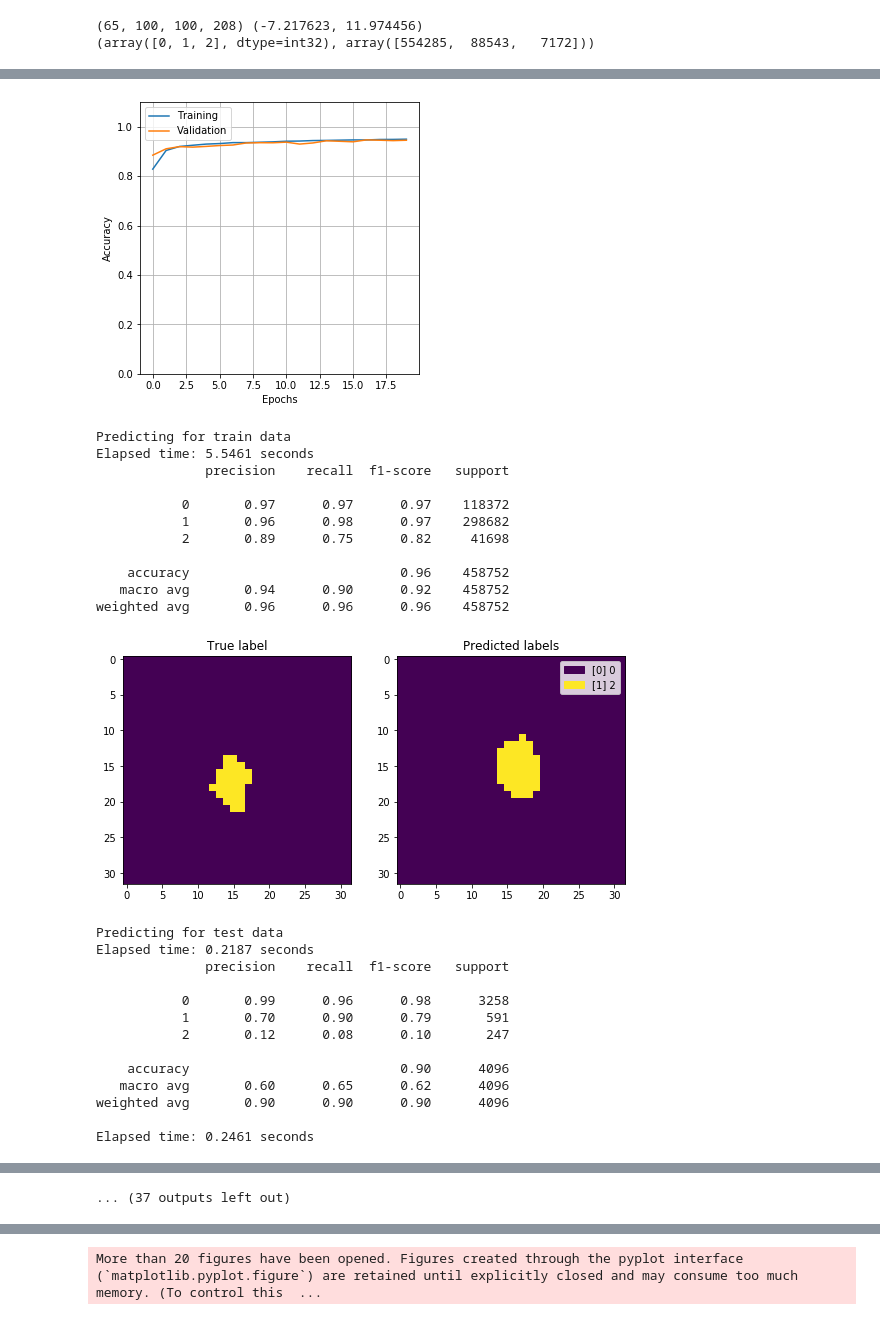
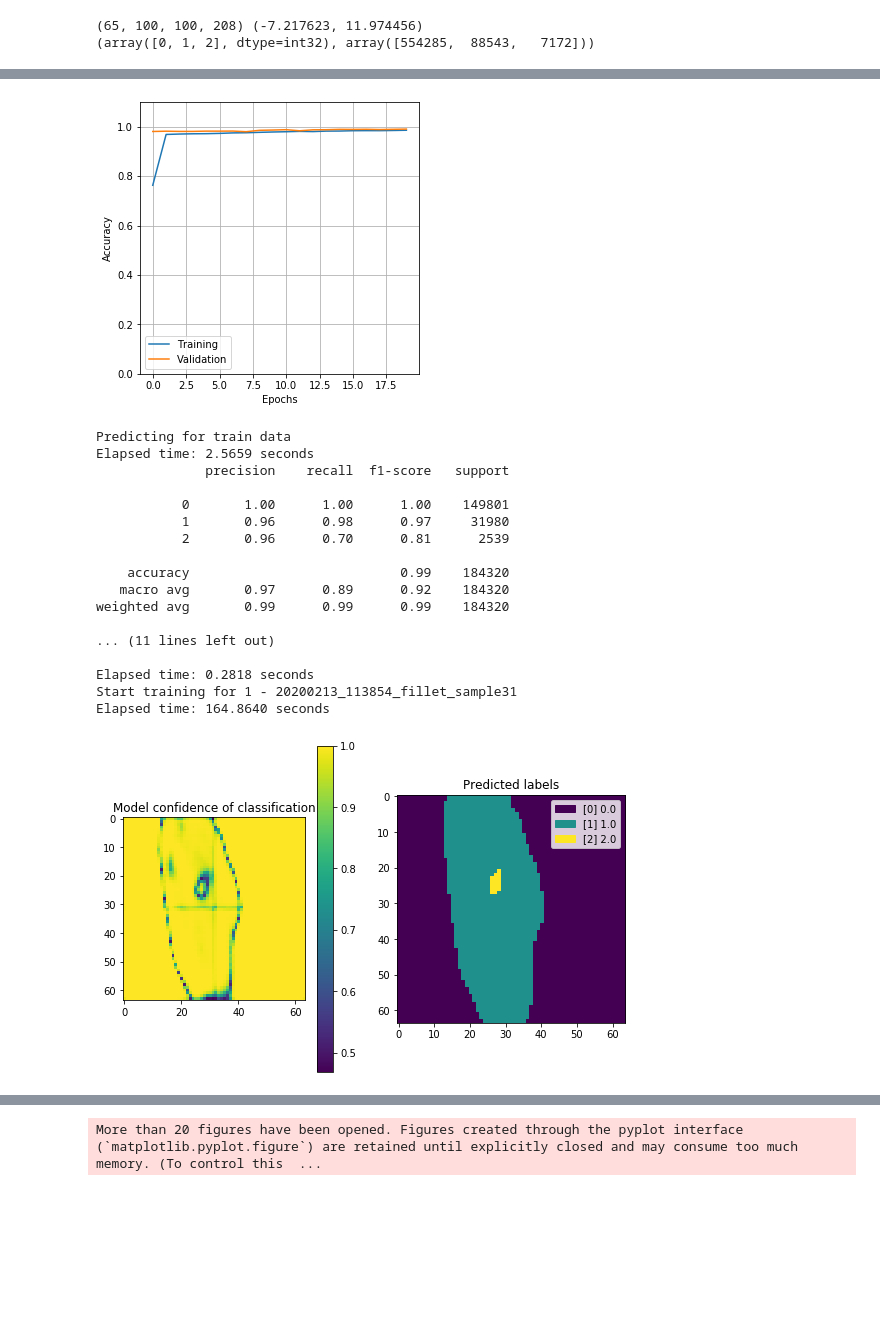
Before and after one commit to thortom/multispectral-chicken, a Jupyter notebook: SpectralUNetCrossValidation.ipynb, the cells around one changed output, grey strips where cells are left out. Saved outputs shown, nothing was run; the diff lists cells and outputs as text; code cells hidden in the pictures; blank space fills up the shorter version.

Commit message:
Interesting SpectralUNet-CrossValidation on 10 layer films

```diff
--- a/SpectralUNetCrossValidation.ipynb
+++ b/SpectralUNetCrossValidation.ipynb
@@ -49,12 +51,22 @@ def undo_one_image_split(Y):
 #     plt.imshow(np.squeeze(y[i]))
 # x.shape, y.shape
 # %%
-# First load the labeled data and train on it
-X, Y, info = mypackage.Dataset.load("data/tomra_all", only_with_contaminant=True)
-_, X, _ = mypackage.Dataset.scale(None, X, scaler='GlobalStandardization')
+# # Load the labeled data
+# X, Y, info = mypackage.Dataset.load("data/tomra_all", only_with_contaminant=True)
+# _, X, _ = mypackage.Dataset.scale(None, X, scaler='GlobalStandardization')
 
-print(X.shape, (X.min(), X.max()))
-print(np.unique(Y, return_counts=True))
+# print(X.shape, (X.min(), X.max()))
+# print(np.unique(Y, return_counts=True))
 # %% [output]
 (65, 100, 100, 208) (-7.217623, 11.974456)
 (array([0, 1, 2], dtype=int32), array([554285,  88543,   7172]))
+# %%
+# Load the labeled data
+dataset_folder = 'data/tomra_all'
+file_list = ["20200213_113826_fillet_sample30", "20200213_113854_fillet_sample31", "20200213_113925_fillet_sample32", "20200213_113949_fillet_sample33", "20200213_114007_fillet_sample34", "20200213_114025_fillet_sample35", "20200213_114052_fillet_sample36", "20200213_114111_fillet_sample37", "20200213_114129_fillet_sample38", "20200213_114148_fillet_sample39"]
+
+X, Y = mypackage.Dataset.load_files(file_list, dataset_folder, with_labels=True)
+_, X, _ = mypackage.Dataset.scale(None, X, scaler='GlobalStandardization')
+
+print(X.shape, (X.min(), X.max()))
+print(np.unique(Y, return_counts=True))
@@ -63,38 +120,28 @@ def select_one(X, i):
     return X[np.arange(len(X)) != i], X[i]
 
 # i = 0
-for i in [0, 23, 24, 31, 35, 57, 63]: # range(len(X))
+for i, file_name in enumerate(file_list): # [0, 23, 24, 31, 35, 57, 63]: # range(len(X))
 #     Do CV on each image / Or on each set of 10 images
 
     X_rest, x_validation = select_one(X, i)
     Y_rest, y_validation = select_one(Y, i)
-    X_train, Y_train = mypackage.Dataset.make_zoomed_in_dataset(X_rest, Y_rest, size=32, sample_multiplication=7, contaminant_type=2)
+    X_train, Y_train = mypackage.Dataset.make_zoomed_in_dataset(X_rest, Y_rest, size=32, sample_multiplication=20, contaminant_type=2, zoom_with_noise=0.8)
 
     unet = mypackage.MyUnet.UNet(X_train, Y_train, batchnorm=False, dropout=0.5)
-    print(f"Start training for {i} - {info[i]}")
+    print(f"Start training for {i} - {file_name}")
     timer.start()
     unet.train(batch_size=5, epochs=20, validation_split=0.1, clear_output=False, monitor='val_loss', mode='min', verbose=0)
     timer.stop()
     unet.plot_training_results()
 
     print("Predicting for train data")
-    unet.predict(X_train, Y_labels=Y_train, plot=True)
+    unet.predict(X_train, Y_labels=Y_train, plot=False)
 
     x, y = split_for_zoom(x_validation, y_validation)
     print("Predicting for test data")
     timer.start()
-    y_hat = unet.predict(x, Y_labels=y, plot=False);
+    y_hat, heat_maps = unet.predict(x, Y_labels=y, plot=False, return_heat_map=True)
     timer.stop()
 
-    # Plot results
-    plt.figure(figsize=(9, 5))
-    plt.subplot(121)
-    plt.imshow(undo_one_image_split(y))
-    plt.title("True label")
-
-    plt.subplot(122)
-    img = plt.imshow(undo_one_image_split(y_hat))
-    mypackage.Dataset._Dataset__add_legend_to_image(undo_one_image_split(y_hat), img)
-    plt.title("Predicted labels")
-    plt.show()
+    plot_with_heat_map(y_hat, heat_maps, x_validation, y_validation)
 # %% [output]
@@ -104,26 +151,19 @@ Elapsed time: 386.3516 seconds
-[figure, old version]
+[figure, new version]
 Predicting for train data
-Elapsed time: 5.5461 seconds
+Elapsed time: 2.5659 seconds
               precision    recall  f1-score   support
 
-           0       0.97      0.97      0.97    118372
-           1       0.96      0.98      0.97    298682
-           2       0.89      0.75      0.82     41698
+           0       1.00      1.00      1.00    149801
+           1       0.96      0.98      0.97     31980
+           2       0.96      0.70      0.81      2539
 
-    accuracy                           0.96    458752
-   macro avg       0.94      0.90      0.92    458752
-weighted avg       0.96      0.96      0.96    458752
+    accuracy                           0.99    184320
+   macro avg       0.97      0.89      0.92    184320
+weighted avg       0.99      0.99      0.99    184320
+
+... (11 lines left out)
+
+Elapsed time: 0.2818 seconds
+Start training for 1 - 20200213_113854_fillet_sample31
+Elapsed time: 164.8640 seconds
-[figure, old version]
+[figure, new version]
-Predicting for test data
-Elapsed time: 0.2187 seconds
-              precision    recall  f1-score   support
-
-           0       0.99      0.96      0.98      3258
-           1       0.70      0.90      0.79       591
-           2       0.12      0.08      0.10       247
-
-    accuracy                           0.90      4096
-   macro avg       0.60      0.65      0.62      4096
-weighted avg       0.90      0.90      0.90      4096
-
-Elapsed time: 0.2461 seconds
@@ -147 +190,0 @@ weighted avg       0.96      0.96      0.96    458752
-... (37 outputs left out)
```
Also changed, not shown: parts of 6 cells of this notebook, 2 other files.
